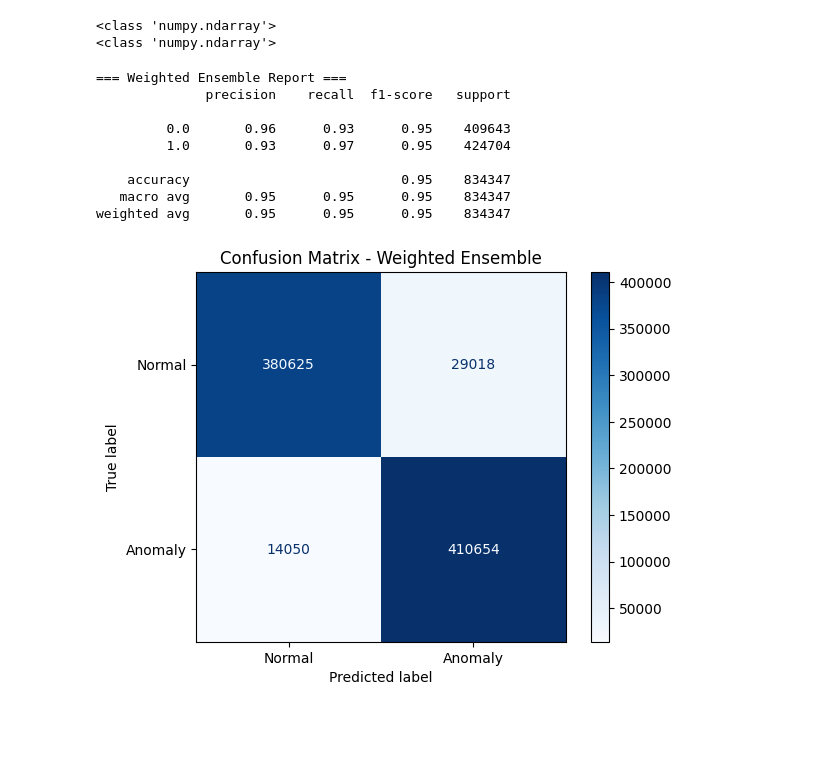
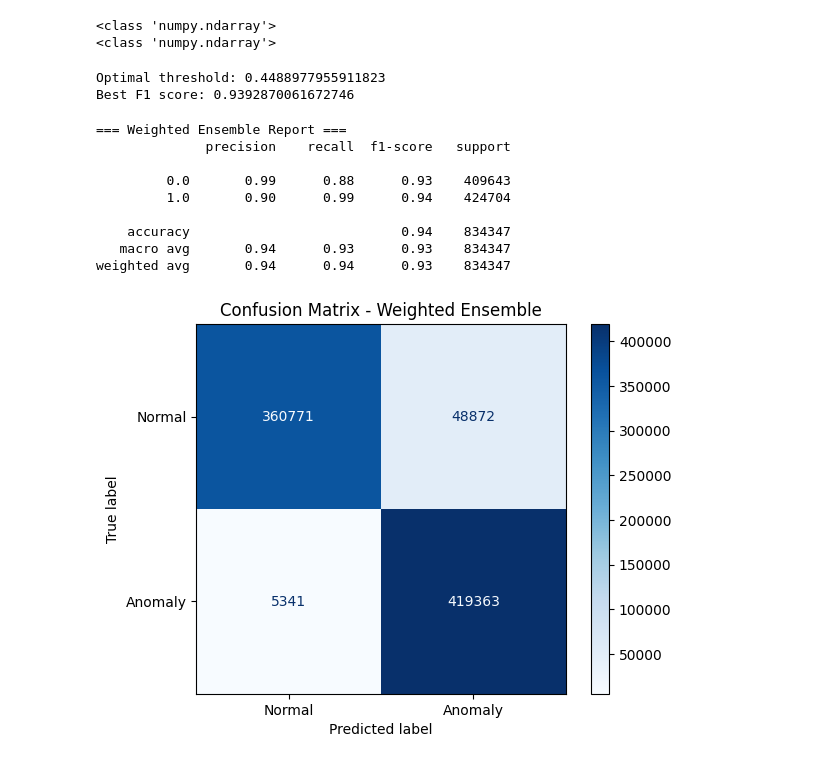
Before and after one commit to Aya-Hamdy12/AI_Cybersecurity, a Jupyter notebook: Ensemble.ipynb, the cells around one changed output. Saved outputs shown, nothing was run; the diff lists cells and outputs as text; code cells hidden in the pictures; blank space fills up the shorter version.

Commit message:
fixed ensemble + explainability prep

```diff
--- a/Ensemble.ipynb
+++ b/Ensemble.ipynb
@@ -99,27 +122,47 @@ print(type(ae_preds_binary))
 # %%
 w_iso = 0.6
 w_ae  = 0.4
-ensemble_score = w_iso * iso_preds_converted + w_ae * ae_preds_binary
-ensemble_weighted = (ensemble_score >= 0.5).astype(int)
-print("=== Weighted Ensemble Report ===")
-print(classification_report(y_test, ensemble_weighted))
-
-cm_weighted = confusion_matrix(y_test, ensemble_weighted)
-disp_weighted = ConfusionMatrixDisplay(confusion_matrix=cm_weighted, display_labels=["Normal", "Anomaly"])
-disp_weighted.plot(cmap=plt.cm.Blues, values_format='d')
-plt.title("Confusion Matrix - Weighted Ensemble")
-plt.show()
+ensemble_score = w_ae * ae_percentile + w_iso * iso_percentile
-# %% [output]
-=== Weighted Ensemble Report ===
-              precision    recall  f1-score   support
-
-         0.0       0.96      0.93      0.95    409643
-         1.0       0.93      0.97      0.95    424704
-
-    accuracy                           0.95    834347
-   macro avg       0.95      0.95      0.95    834347
-weighted avg       0.95      0.95      0.95    834347
-[figure, removed]
+# %%
+# find best threshold for F1 score with the weighed average ensemble scores
+
+thresholds = np.linspace(0, 1, 500)
+best_f1 = 0
+best_thresh = 0
+for t in thresholds:
+    y_pred_temp = (ensemble_score >= t).astype(int)
+    f1_temp = f1_score(y_test, y_pred_temp)
+    if f1_temp > best_f1:
+        best_f1 = f1_temp
+        best_thresh = t
+
+ensemble_weighted = (ensemble_score >= best_thresh).astype(int)
+print("Optimal threshold:", best_thresh)
+print("Best F1 score:", best_f1)
+# %% [output]
+Optimal threshold: 0.4488977955911823
+Best F1 score: 0.9392870061672746
+# %%
+ensemble_weighted = (ensemble_score >= best_thresh).astype(int)     #binary 0/1 prediction
+print("=== Weighted Ensemble Report ===")
+print(classification_report(y_test, ensemble_weighted))
+
+cm_weighted = confusion_matrix(y_test, ensemble_weighted)
+disp_weighted = ConfusionMatrixDisplay(confusion_matrix=cm_weighted, display_labels=["Normal", "Anomaly"])
+disp_weighted.plot(cmap=plt.cm.Blues, values_format='d')
+plt.title("Confusion Matrix - Weighted Ensemble")
+plt.show()
+# %% [output]
+=== Weighted Ensemble Report ===
+              precision    recall  f1-score   support
+
+         0.0       0.99      0.88      0.93    409643
+         1.0       0.90      0.99      0.94    424704
+
+    accuracy                           0.94    834347
+   macro avg       0.94      0.93      0.93    834347
+weighted avg       0.94      0.94      0.93    834347
+[figure, added]
 # %%
 from sklearn.metrics import classification_report
 print("Isolation Forest report:\n", classification_report(y_test, iso_preds_converted))
```
Also changed, not shown: parts of 5 cells of this notebook, 4 other files.
